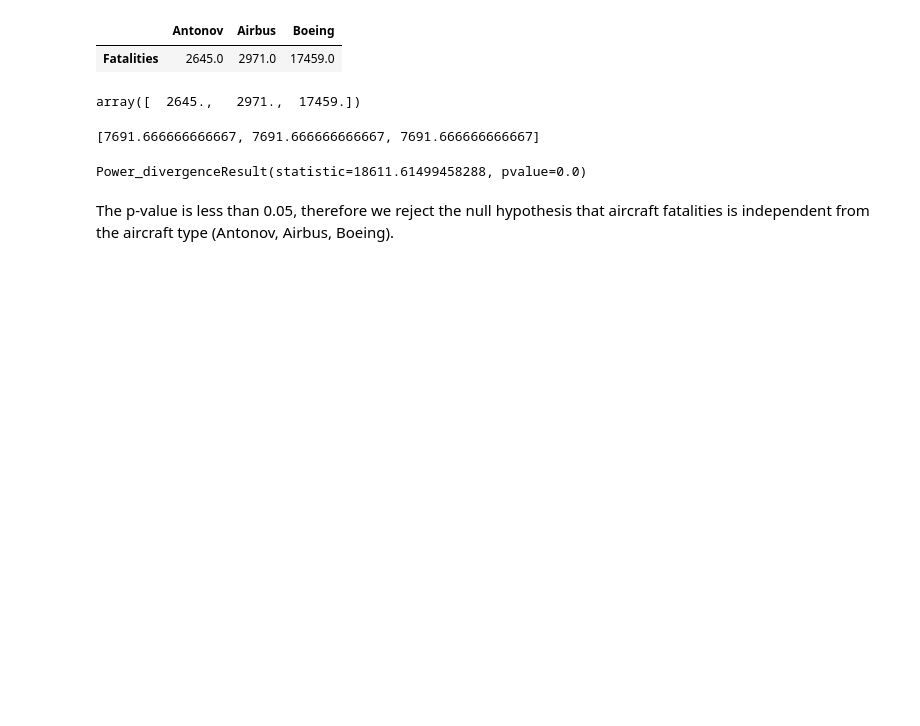
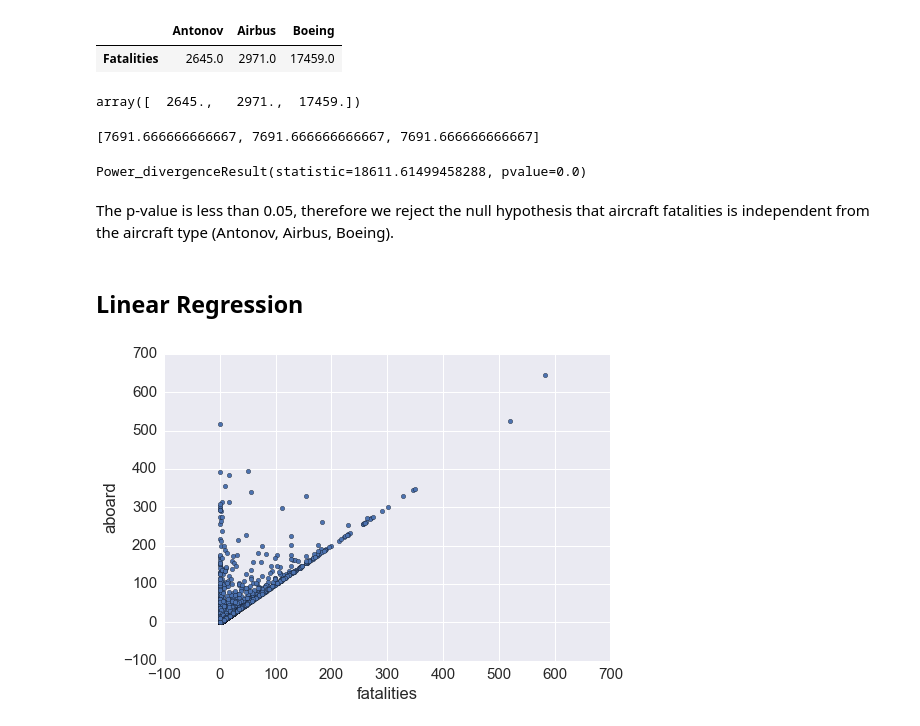
Before and after one commit to carlespoles/DSCI6002-student, a Jupyter notebook: week5/5-1_Review/DSCI6002-Final-CarlesPolesMielgo.ipynb, the cells around one changed output. Drawn from its saved outputs; the diff is of its cells as text; code cells hidden in the pictures; blank space fills up the shorter version.

```diff
--- a/week5/5-1_Review/DSCI6002-Final-CarlesPolesMielgo.ipynb
+++ b/week5/5-1_Review/DSCI6002-Final-CarlesPolesMielgo.ipynb
@@ -330,3 +343,9 @@ stats.chisquare(fatalities_total_array, expected_fatalities)
 Power_divergenceResult(statistic=18611.61499458288, pvalue=0.0)
 # %% [markdown]
 The p-value is less than 0.05, therefore we reject the null hypothesis that aircraft fatalities is independent from the aircraft type (Antonov, Airbus, Boeing).
+# %% [markdown]
+## Linear Regression
+# %%
+df.plot('fatalities', 'aboard', kind='scatter');
+# %% [output]
+[figure, added]
```
Also changed, not shown: parts of 18 cells of this notebook.
